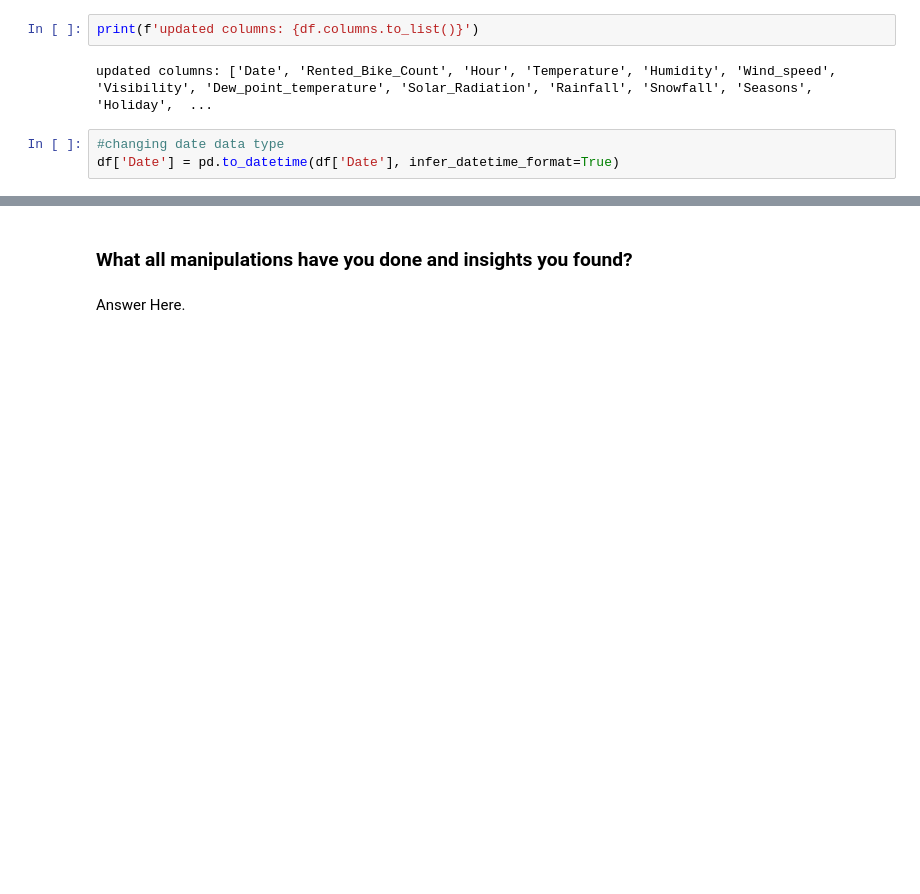
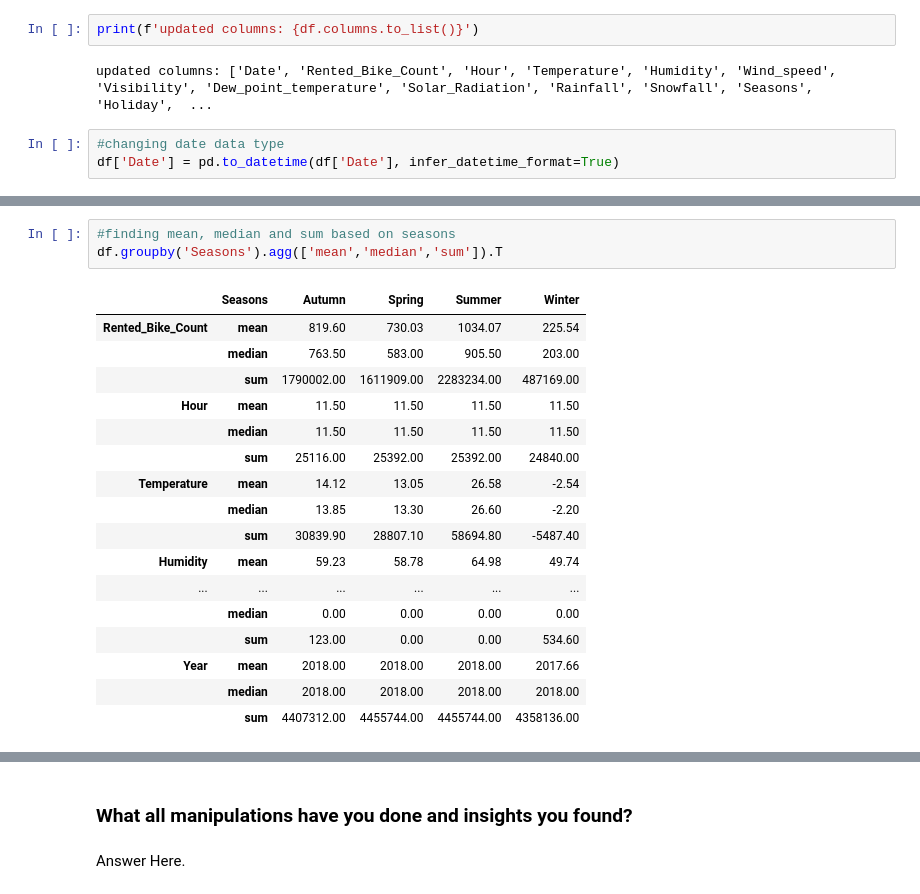
Before and after one commit to abhinav4201/Regression-Bike-Sharing-Demand-Prediction, a Jupyter notebook: Supervised_Regression_Bike_Demand_Prediction_Capstone_2.ipynb, the cells around one changed output, grey strips where cells are left out. Saved outputs shown, nothing was run; the diff lists cells and outputs as text; blank space fills up the shorter version.

```diff
--- a/Supervised_Regression_Bike_Demand_Prediction_Capstone_2.ipynb
+++ b/Supervised_Regression_Bike_Demand_Prediction_Capstone_2.ipynb
@@ -351,0 +371,21 @@ df.head(1)
+# %%
+#finding mean, median and sum based on seasons
+df.groupby('Seasons').agg(['mean','median','sum']).T
+# %% [output]
+|  | Seasons | Autumn | Spring | Summer | Winter |
+| Rented_Bike_Count | mean | 819.60 | 730.03 | 1034.07 | 225.54 |
+|  | median | 763.50 | 583.00 | 905.50 | 203.00 |
+|  | sum | 1790002.00 | 1611909.00 | 2283234.00 | 487169.00 |
+| Hour | mean | 11.50 | 11.50 | 11.50 | 11.50 |
+|  | median | 11.50 | 11.50 | 11.50 | 11.50 |
+|  | sum | 25116.00 | 25392.00 | 25392.00 | 24840.00 |
+| Temperature | mean | 14.12 | 13.05 | 26.58 | -2.54 |
+|  | median | 13.85 | 13.30 | 26.60 | -2.20 |
+|  | sum | 30839.90 | 28807.10 | 58694.80 | -5487.40 |
+| Humidity | mean | 59.23 | 58.78 | 64.98 | 49.74 |
+| ... | ... | ... | ... | ... | ... |
+|  | median | 0.00 | 0.00 | 0.00 | 0.00 |
+|  | sum | 123.00 | 0.00 | 0.00 | 534.60 |
+| Year | mean | 2018.00 | 2018.00 | 2018.00 | 2017.66 |
+|  | median | 2018.00 | 2018.00 | 2018.00 | 2018.00 |
+|  | sum | 4407312.00 | 4455744.00 | 4455744.00 | 4358136.00 |
```
Also changed, not shown: parts of 18 cells of this notebook.
